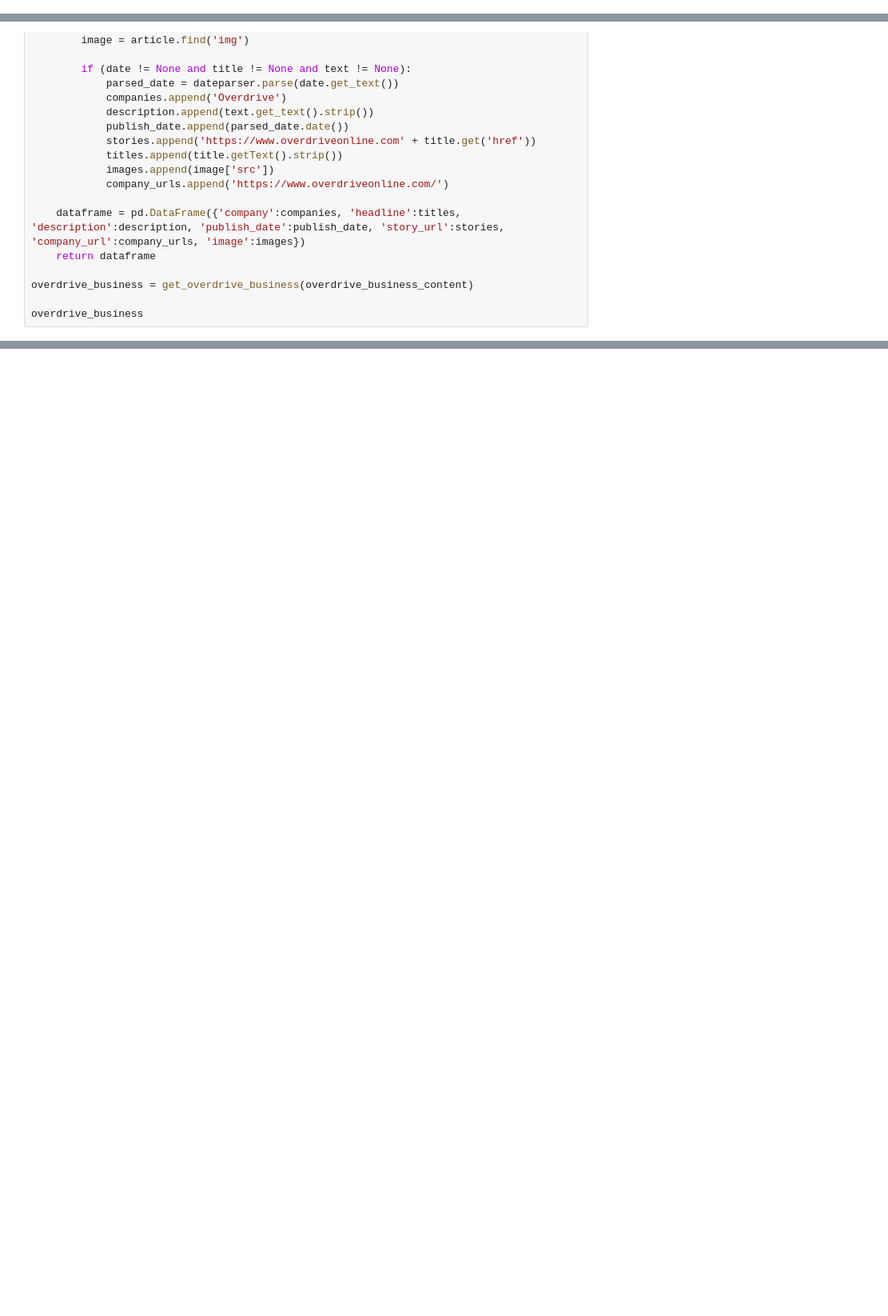
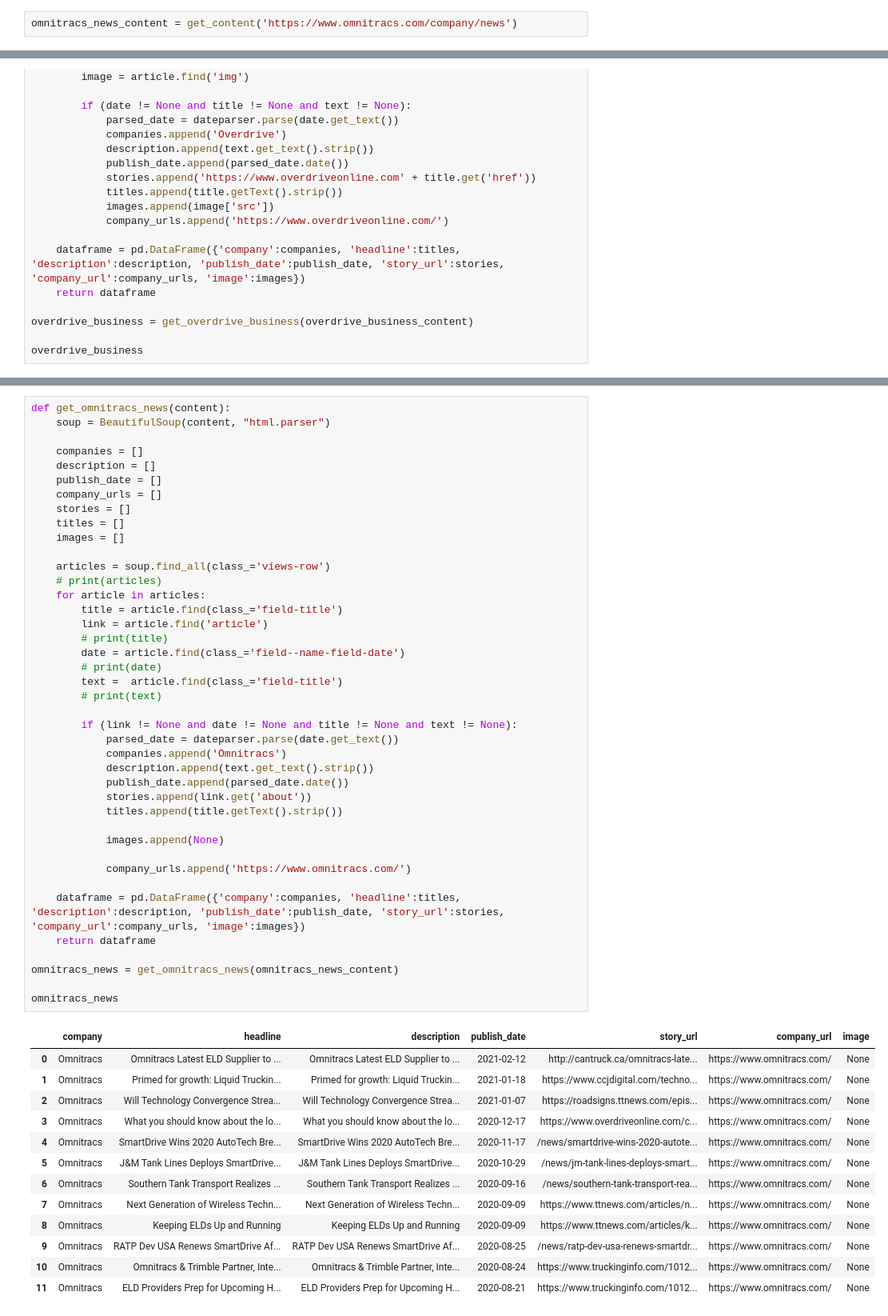
Before and after one commit to mgillespie19/mavenNewsletter, a Jupyter notebook: newsletter_scraper/newsletter_scraper.ipynb, the cells around one changed output, grey strips where cells are left out. Shown at 80% size. Saved outputs shown, nothing was run; the diff lists cells and outputs as text; blank space fills up the shorter version.

Commit message:
Added Omnitracs

```diff
--- a/newsletter_scraper/newsletter_scraper.ipynb
+++ b/newsletter_scraper/newsletter_scraper.ipynb
@@ -40,6 +40,8 @@ overdrive_business_content = get_content('https://www.overdriveonline.com/busine
 samsara_news_content = get_content('https://www.samsara.com/company/news')
 # %%
 platform_science_news_content = get_content('https://www.platformscience.com/in-the-news')
+# %%
+omnitracs_news_content = get_content('https://www.omnitracs.com/company/news')
 # %%
 def get_ttnews(content):
     soup = BeautifulSoup(content, "html.parser")
@@ -241,3 +215,58 @@ platform_science_news
+# %%
+def get_omnitracs_news(content):
+    soup = BeautifulSoup(content, "html.parser")
+
+    companies = []
+    description = []
+    publish_date = []
+    company_urls = []
+    stories = []
+    titles = []
+    images = []
+
+    articles = soup.find_all(class_='views-row')
+    # print(articles)
+    for article in articles:
+        title = article.find(class_='field-title')
+        link = article.find('article')
+        # print(title)
+        date = article.find(class_='field--name-field-date')
+        # print(date)
+        text =  article.find(class_='field-title')
+        # print(text)
+
+        if (link != None and date != None and title != None and text != None):
+            parsed_date = dateparser.parse(date.get_text())
+            companies.append('Omnitracs')
+            description.append(text.get_text().strip())
+            publish_date.append(parsed_date.date())
+            stories.append(link.get('about'))
+            titles.append(title.getText().strip())
+
+            images.append(None)
+
+            company_urls.append('https://www.omnitracs.com/')
+
+    dataframe = pd.DataFrame({'company':companies, 'headline':titles, 'description':description, 'publish_date':publish_date, 'story_url':stories, 'company_url':company_urls, 'image':images})
+    return dataframe
+
+omnitracs_news = get_omnitracs_news(omnitracs_news_content)
+
+omnitracs_news
+# %% [output]
+|  | company | headline | description | publish_date | story_url | company_url | image |
+| 0 | Omnitracs | Omnitracs Latest ELD Supplier to ... | Omnitracs Latest ELD Supplier to ... | 2021-02-12 | http://cantruck.ca/omnitracs-late... | https://www.omnitracs.com/ | None |
+| 1 | Omnitracs | Primed for growth: Liquid Truckin... | Primed for growth: Liquid Truckin... | 2021-01-18 | https://www.ccjdigital.com/techno... | https://www.omnitracs.com/ | None |
+| 2 | Omnitracs | Will Technology Convergence Strea... | Will Technology Convergence Strea... | 2021-01-07 | https://roadsigns.ttnews.com/epis... | https://www.omnitracs.com/ | None |
+| 3 | Omnitracs | What you should know about the lo... | What you should know about the lo... | 2020-12-17 | https://www.overdriveonline.com/c... | https://www.omnitracs.com/ | None |
+| 4 | Omnitracs | SmartDrive Wins 2020 AutoTech Bre... | SmartDrive Wins 2020 AutoTech Bre... | 2020-11-17 | /news/smartdrive-wins-2020-autote... | https://www.omnitracs.com/ | None |
+| 5 | Omnitracs | J&M Tank Lines Deploys SmartDrive... | J&M Tank Lines Deploys SmartDrive... | 2020-10-29 | /news/jm-tank-lines-deploys-smart... | https://www.omnitracs.com/ | None |
+| 6 | Omnitracs | Southern Tank Transport Realizes ... | Southern Tank Transport Realizes ... | 2020-09-16 | /news/southern-tank-transport-rea... | https://www.omnitracs.com/ | None |
+| 7 | Omnitracs | Next Generation of Wireless Techn... | Next Generation of Wireless Techn... | 2020-09-09 | https://www.ttnews.com/articles/n... | https://www.omnitracs.com/ | None |
+| 8 | Omnitracs | Keeping ELDs Up and Running | Keeping ELDs Up and Running | 2020-09-09 | https://www.ttnews.com/articles/k... | https://www.omnitracs.com/ | None |
+| 9 | Omnitracs | RATP Dev USA Renews SmartDrive Af... | RATP Dev USA Renews SmartDrive Af... | 2020-08-25 | /news/ratp-dev-usa-renews-smartdr... | https://www.omnitracs.com/ | None |
+| 10 | Omnitracs | Omnitracs & Trimble Partner, Inte... | Omnitracs & Trimble Partner, Inte... | 2020-08-24 | https://www.truckinginfo.com/1012... | https://www.omnitracs.com/ | None |
+| 11 | Omnitracs | ELD Providers Prep for Upcoming H... | ELD Providers Prep for Upcoming H... | 2020-08-21 | https://www.truckinginfo.com/1012... | https://www.omnitracs.com/ | None |
 # %%
 def get_freightWaves(content):
     soup = BeautifulSoup(content, "html.parser")
```
Also changed, not shown: parts of 3 cells of this notebook, 1 other file.
